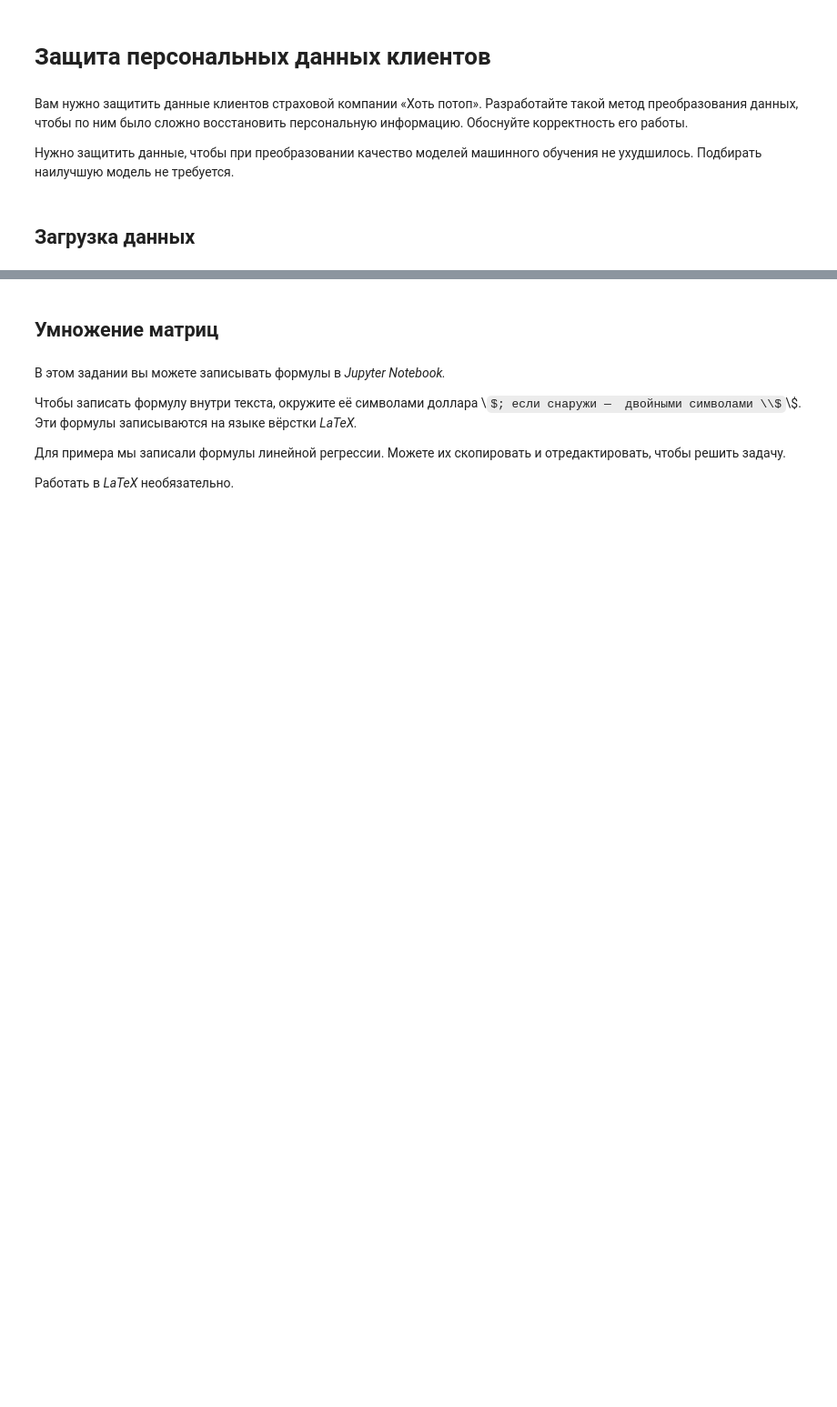
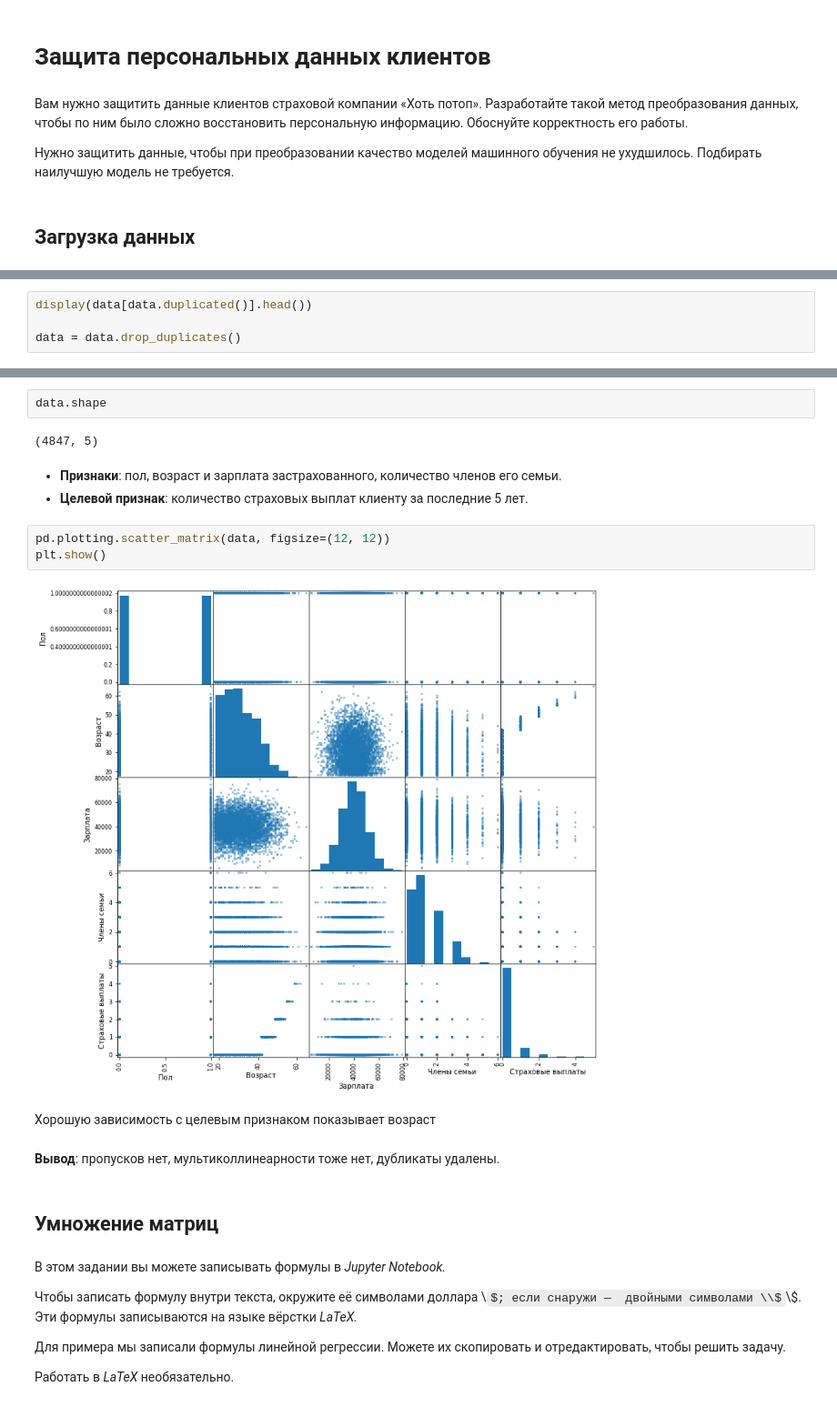
Before and after one commit to akrasnov87/practic-linear-algebra, a Jupyter notebook: 5886741e-e332-4b2f-a9c4-06e767d62606.ipynb, the cells around one changed output, grey strips where cells are left out. Shown at 91% size. Cells and saved outputs as stored; diff of their text form; some formulas as TeX source; blank space fills up the shorter version.

```diff
--- a/5886741e-e332-4b2f-a9c4-06e767d62606.ipynb
+++ b/5886741e-e332-4b2f-a9c4-06e767d62606.ipynb
@@ -15,0 +64,4 @@ data = pd.read_csv('datasets/insurance.csv')
+# %%
+display(data[data.duplicated()].head())
+
+data = data.drop_duplicates()
@@ -16,3 +75,19 @@ data = pd.read_csv('datasets/insurance.csv')
+# %%
+data.shape
+# %% [output]
+(4847, 5)
+# %% [markdown]
+* <b>Признаки</b>: пол, возраст и зарплата застрахованного, количество членов его семьи.
+* <b>Целевой признак</b>: количество страховых выплат клиенту за последние 5 лет.
+# %%
+pd.plotting.scatter_matrix(data, figsize=(12, 12))
+plt.show()
+# %% [output]
+[figure, added]
+# %% [markdown]
+Хорошую зависимость с целевым признаком показывает возраст
+# %% [markdown]
+<b>Вывод</b>: пропусков нет, мультиколлинеарности тоже нет, дубликаты удалены.
 # %% [markdown]
 ## Умножение матриц
 # %% [markdown]
```
Also changed, not shown: parts of 12 cells of this notebook.
